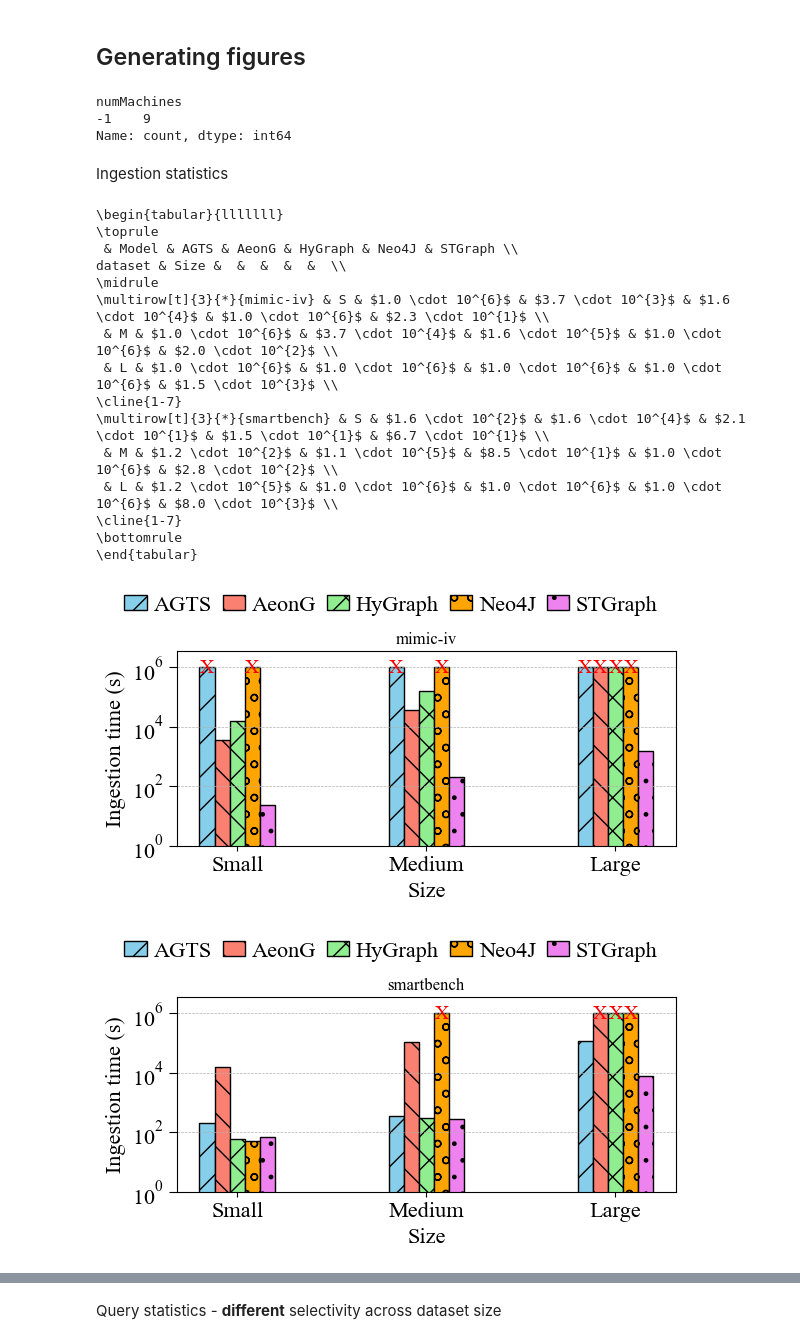
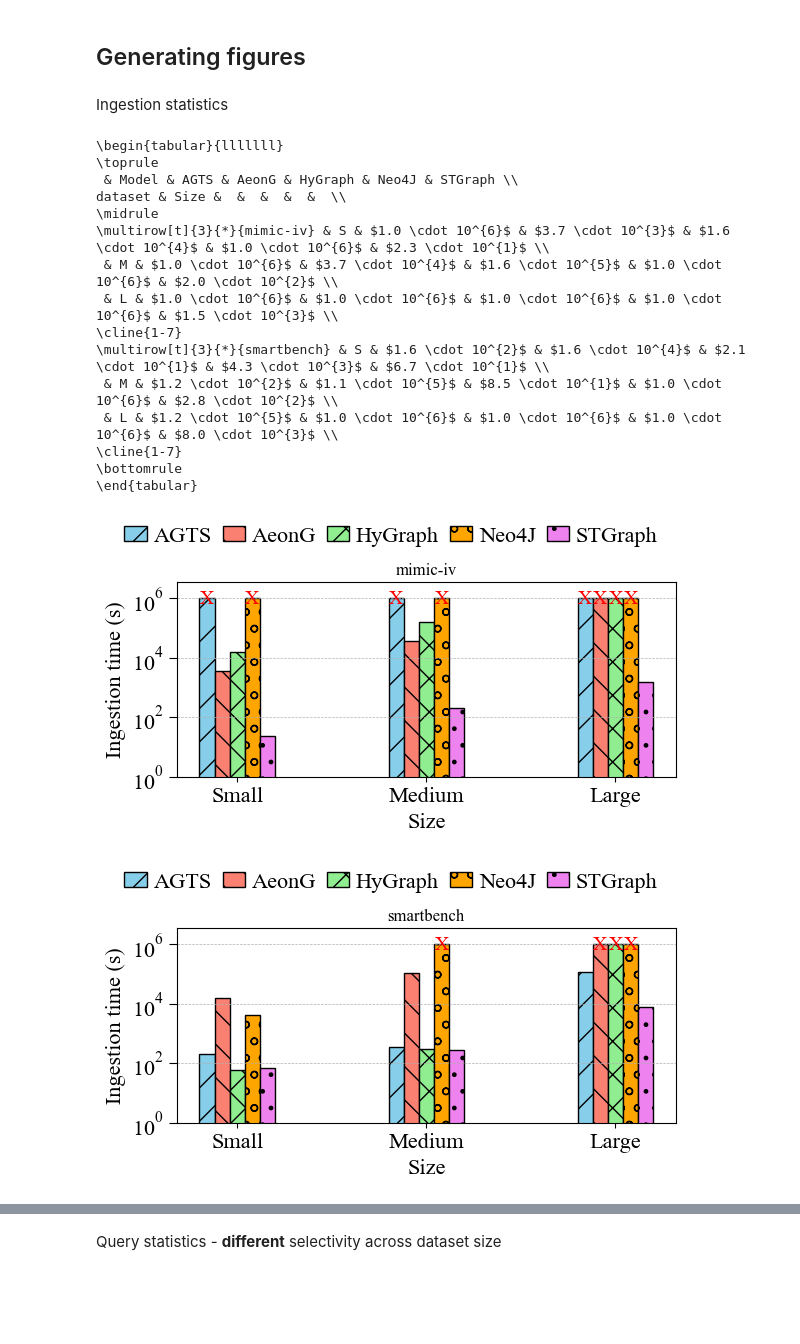
Before and after one commit to big-unibo/STGraph-evaluation, a Jupyter notebook: postprocessing/STGraph.ipynb, the cells around one changed output, grey strips where cells are left out. Drawn from its saved outputs; the diff is of its cells as text; code cells hidden in the pictures; blank space fills up the shorter version.

```diff
--- a/postprocessing/STGraph.ipynb
+++ b/postprocessing/STGraph.ipynb
@@ -72,7 +58,7 @@ import matplotlib as mpl
 font = 16
 colors = ['skyblue', 'salmon', 'lightgreen', 'orange', 'violet']
 patterns = ['/', '\\', 'x', 'o', '.']
-dataset_order = ["Small", "Medium", "Large"]
+dataset_order = ["Small", "Medium", "Large"] #, "Extralarge"]
 legend_settings = {
             "borderpad": 0.2,          # padding inside legend box
             "labelspacing": 0.2,       # vertical space between entries
@@ -110,31 +96,38 @@ def sci_format(x):
     mantissa = x / (10**exponent)
     return f"${mantissa:.1f} \\cdot 10^{{{exponent}}}$"
 
-def print_latex(grouped, pivot=["dataset", "Size"]):
+def print_latex(grouped, pivot=["dataset", "Size"], columns="Model", scinotation=True):
     grouped["datasetSize"] = pd.Categorical(grouped["datasetSize"], categories=dataset_order, ordered=True)
     latex_df = grouped \
-            .rename(columns={"datasetSize": "Size", "model": "Model", "elapsedTime": "Elapsed Time (s)", "queryid": "ID"}) \
-            .replace({"Small": "S", "Medium": "M", "Large": "L"}) \
-            .pivot(index=pivot, columns="Model", values="Elapsed Time (s)") \
-            .applymap(sci_format)
-    print(latex_df.to_latex(index=True, float_format="%.2f", escape=False))
+            .rename(columns={"datasetSize": "Size", "model": "Model", "elapsedTime": "Elapsed Time (s)", "queryid": "ID"})
+    latex_df["Size"] = latex_df["Size"].cat.rename_categories({"Small": "S", "Medium": "M", "Large": "L"})
+    if columns is not None:
+        latex_df = latex_df.pivot(index=pivot, columns=columns, values="Elapsed Time (s)")
+    else:
+        latex_df = latex_df.set_index(pivot)
+    if scinotation:
+        latex_df = latex_df.map(sci_format)
+    print(latex_df.to_latex(index=True, float_format="%.2f", escape=False).replace("NaN", "--"))
 
 def clean_df(df, numMachines=None, threads=None):
     df.replace({"1692200": "Small", "16922000": "Medium", "9223372036854775807": "Large", "Full": "Large", "full": "Large", "PGAge": "AGTS", "pgage": "AGTS", "stgraph": "STGraph"}, inplace=True) # "Large": "Medium", "Big": "Large",
     if numMachines is not None: df = df[df["numMachines"] == numMachines]
     if threads is not None: df = df[df["threads"] == threads]
     df["elapsedTime"] = df["elapsedTime"] / 1000  # Convert ms to seconds
+    # -------------------------
+    # Dataset size filter
+    # -------------------------
+    size_order = ["Small", "Medium", "Large", "Extralarge"]
+    df = df[df["datasetSize"].isin(size_order)].copy()
+    df["datasetSize"] = (
+        df["datasetSize"]
+        .astype("category")
+        .cat.set_categories(size_order, ordered=True)
+    )
     if "graphElapsedTime" in df.columns and "tsElapsedTime" in df.columns:
         df["graphElapsedTime"] = df["graphElapsedTime"] / 1000  # Convert ms to seconds
         df["tsElapsedTime"] = df["tsElapsedTime"] / 1000  # Convert ms to seconds
     return df
-
-df = clean_df(ingestion_statistics.copy(deep=True), threads=1, numMachines=-1)
-df[df["model"] == "STGraph"]["numMachines"].value_counts()
-# %% [output]
-numMachines
--1    9
-Name: count, dtype: int64
 # %% [markdown]
 Ingestion statistics
 # %%
@@ -148,7 +141,7 @@ def print_ingestion_statistics(ingestion_statistics: pd.DataFrame):
     df = clean_df(ingestion_statistics.copy(deep=True), threads=1, numMachines=-1)
     # df = df[~((df["model"] == "Neo4J") & (df["datasetSize"] == "Medium"))]
 
-    grouped = df.groupby(["dataset", "datasetSize", "model"])["elapsedTime"].mean().reset_index()
+    grouped = df.groupby(["dataset", "datasetSize", "model"], observed=True)["elapsedTime"].mean().reset_index()
     print_latex(grouped)
     all_models = sorted(grouped["model"].unique())
     all_datasets = sorted(grouped["dataset"].unique())
@@ -191,32 +184,32 @@ def print_ingestion_statistics(ingestion_statistics: pd.DataFrame):
         ax.yaxis.grid(True, linestyle='--', linewidth=0.5, which='major')
         ax.set_ylabel("Ingestion time (s)", fontsize=font)
         handles = [
             mpatches.Patch(facecolor=colors[i % len(colors)], hatch=patterns[i % len(patterns)], edgecolor='black', label=model)
             for i, model in enumerate(all_models)
         ]
         fig.legend(handles=handles, ncol=len(all_models), **legend_settings)
         plt.title(f"{dataset}")
         plt.tight_layout()
         plt.savefig(os.path.join(figures_path, f"ingestion_statistics_{dataset}.pdf"), bbox_inches='tight')
         plt.show()
 
 
 print_ingestion_statistics(ingestion_statistics)
 # %% [output]
 \begin{tabular}{lllllll}
 \toprule
  & Model & AGTS & AeonG & HyGraph & Neo4J & STGraph \\
 dataset & Size &  &  &  &  &  \\
 \midrule
 \multirow[t]{3}{*}{mimic-iv} & S & $1.0 \cdot 10^{6}$ & $3.7 \cdot 10^{3}$ & $1.6 \cdot 10^{4}$ & $1.0 \cdot 10^{6}$ & $2.3 \cdot 10^{1}$ \\
  & M & $1.0 \cdot 10^{6}$ & $3.7 \cdot 10^{4}$ & $1.6 \cdot 10^{5}$ & $1.0 \cdot 10^{6}$ & $2.0 \cdot 10^{2}$ \\
  & L & $1.0 \cdot 10^{6}$ & $1.0 \cdot 10^{6}$ & $1.0 \cdot 10^{6}$ & $1.0 \cdot 10^{6}$ & $1.5 \cdot 10^{3}$ \\
 \cline{1-7}
-\multirow[t]{3}{*}{smartbench} & S & $1.6 \cdot 10^{2}$ & $1.6 \cdot 10^{4}$ & $2.1 \cdot 10^{1}$ & $1.5 \cdot 10^{1}$ & $6.7 \cdot 10^{1}$ \\
+\multirow[t]{3}{*}{smartbench} & S & $1.6 \cdot 10^{2}$ & $1.6 \cdot 10^{4}$ & $2.1 \cdot 10^{1}$ & $4.3 \cdot 10^{3}$ & $6.7 \cdot 10^{1}$ \\
  & M & $1.2 \cdot 10^{2}$ & $1.1 \cdot 10^{5}$ & $8.5 \cdot 10^{1}$ & $1.0 \cdot 10^{6}$ & $2.8 \cdot 10^{2}$ \\
  & L & $1.2 \cdot 10^{5}$ & $1.0 \cdot 10^{6}$ & $1.0 \cdot 10^{6}$ & $1.0 \cdot 10^{6}$ & $8.0 \cdot 10^{3}$ \\
 \cline{1-7}
 \bottomrule
 \end{tabular}
 [figure]
-[figure, old version]
+[figure, new version]
```
Also changed, not shown: parts of 9 cells of this notebook, 22 other files.
